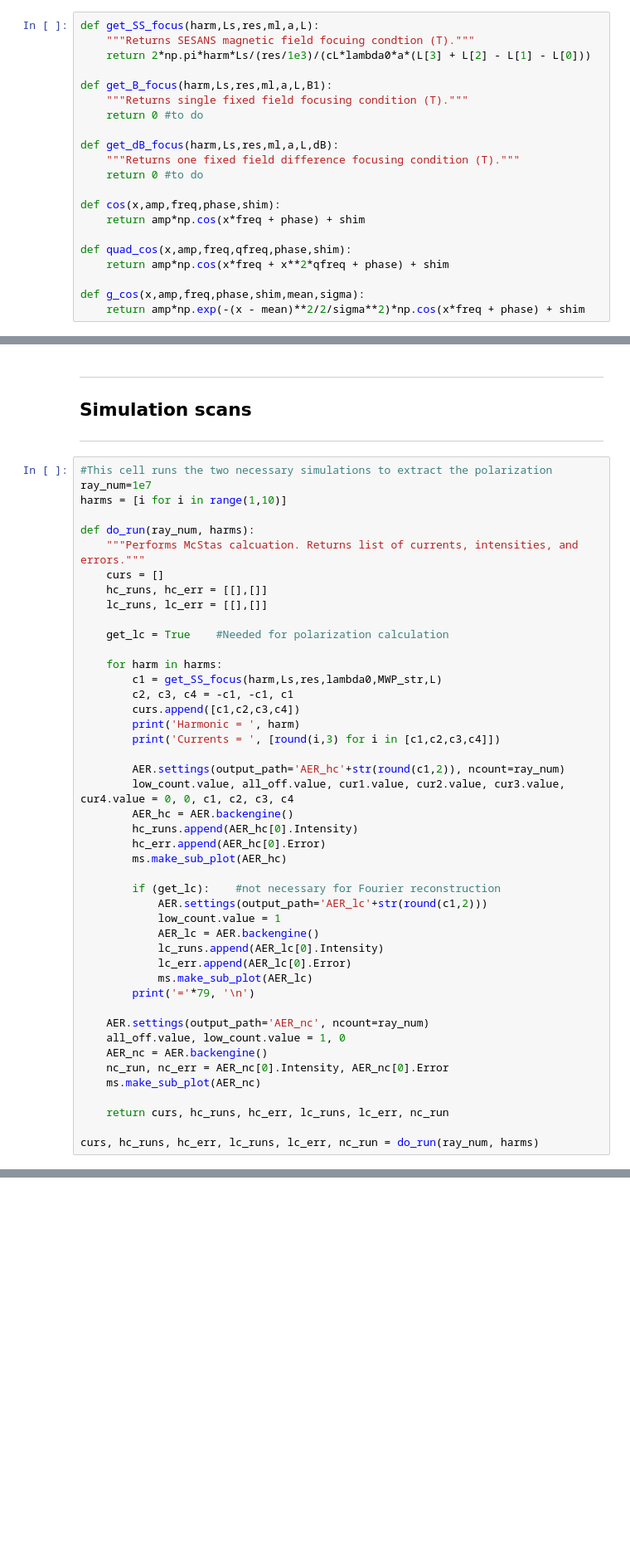
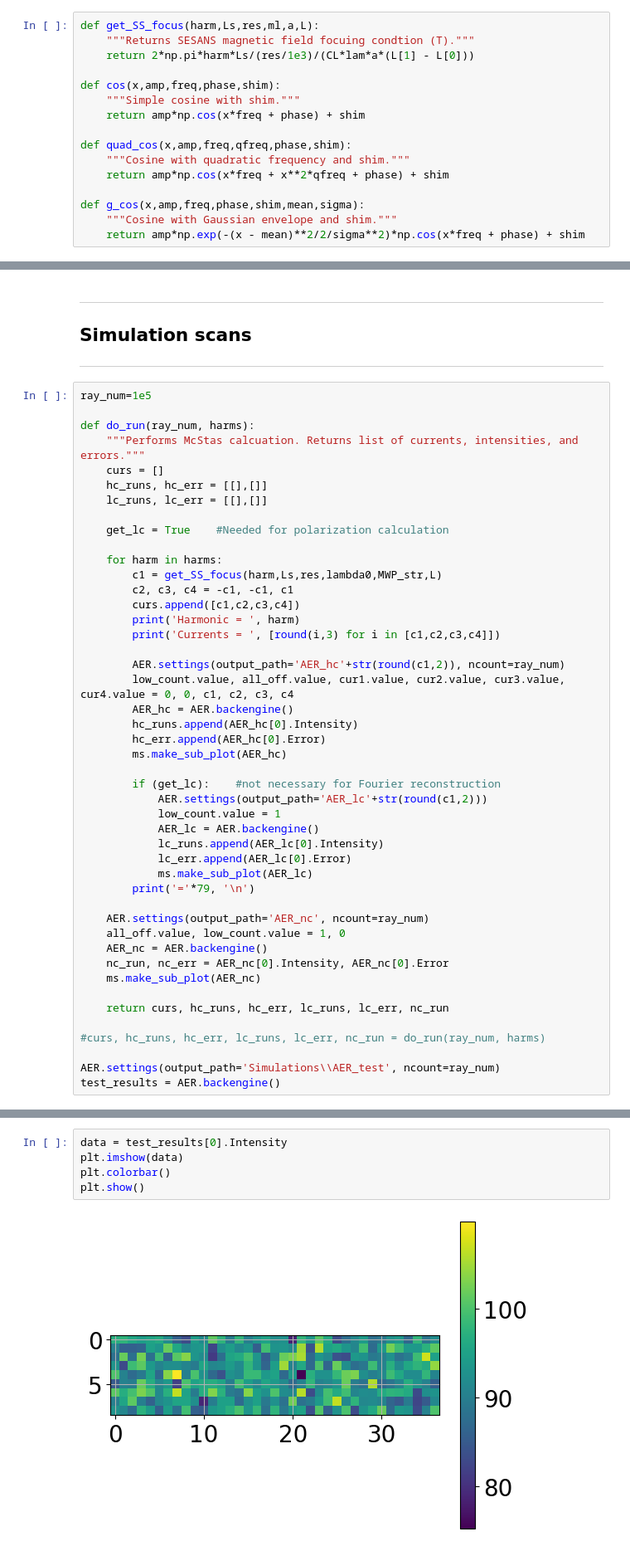
Before and after one commit to srmck/AER-HFIR-2023, a Jupyter notebook: AER.ipynb, the cells around one changed output, grey strips where cells are left out. Shown at 83% size. Drawn from its saved outputs; the diff is of its cells as text; blank space fills up the shorter version.

```diff
--- a/AER.ipynb
+++ b/AER.ipynb
@@ -56,21 +57,16 @@ L = G/(HBAR*2*np.pi)*M*1e-10    #Larmor phase constant (T^-1 m^-1 AA^-1)
 # %%
 def get_SS_focus(harm,Ls,res,ml,a,L):
     """Returns SESANS magnetic field focuing condtion (T)."""
-    return 2*np.pi*harm*Ls/(res/1e3)/(cL*lambda0*a*(L[3] + L[2] - L[1] - L[0]))
-
-def get_B_focus(harm,Ls,res,ml,a,L,B1):
-    """Returns single fixed field focusing condition (T)."""
-    return 0 #to do
-
-def get_dB_focus(harm,Ls,res,ml,a,L,dB):
-    """Returns one fixed field difference focusing condition (T)."""
-    return 0 #to do
+    return 2*np.pi*harm*Ls/(res/1e3)/(CL*lam*a*(L[1] - L[0]))
 
 def cos(x,amp,freq,phase,shim):
+    """Simple cosine with shim."""
     return amp*np.cos(x*freq + phase) + shim
 
 def quad_cos(x,amp,freq,qfreq,phase,shim):
+    """Cosine with quadratic frequency and shim."""
     return amp*np.cos(x*freq + x**2*qfreq + phase) + shim
 
 def g_cos(x,amp,freq,phase,shim,mean,sigma):
+    """Cosine with Gaussian envelope and shim."""
     return amp*np.exp(-(x - mean)**2/2/sigma**2)*np.cos(x*freq + phase) + shim
@@ -249,9 +267,7 @@ AER.show_components()"""
 ## Simulation scans
 ***
 # %%
-#This cell runs the two necessary simulations to extract the polarization
-ray_num=1e7
-harms = [i for i in range(1,10)]
+ray_num=1e5
 
 def do_run(ray_num, harms):
     """Performs McStas calcuation. Returns list of currents, intensities, and errors."""
@@ -292,5 +308,8 @@ def do_run(ray_num, harms):
 
     return curs, hc_runs, hc_err, lc_runs, lc_err, nc_run
 
-curs, hc_runs, hc_err, lc_runs, lc_err, nc_run = do_run(ray_num, harms)
+#curs, hc_runs, hc_err, lc_runs, lc_err, nc_run = do_run(ray_num, harms)
+
+AER.settings(output_path='Simulations\\AER_test', ncount=ray_num)
+test_results = AER.backengine()
 # %% [output]
@@ -316,2 +333,9 @@ KeyboardInterrupt:
+# %%
+data = test_results[0].Intensity
+plt.imshow(data)
+plt.colorbar()
+plt.show()
+# %% [output]
+[figure, added]
 # %% [markdown]
 ***
```
Also changed, not shown: parts of 5 cells of this notebook, 20 other files.
